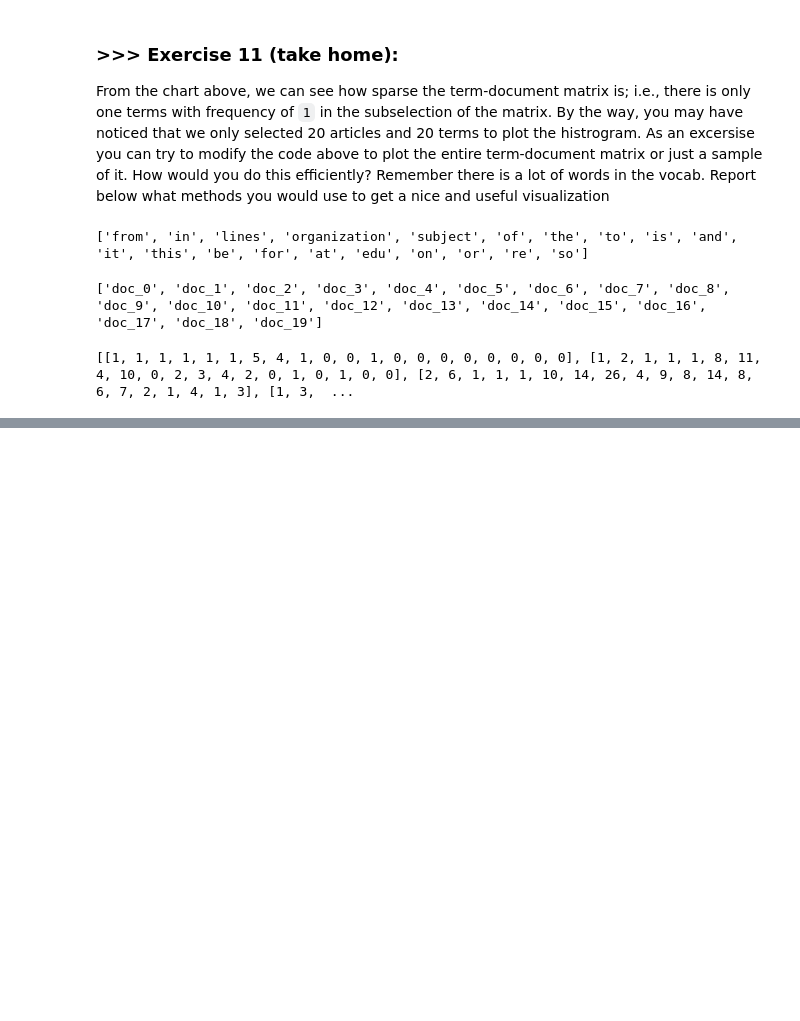
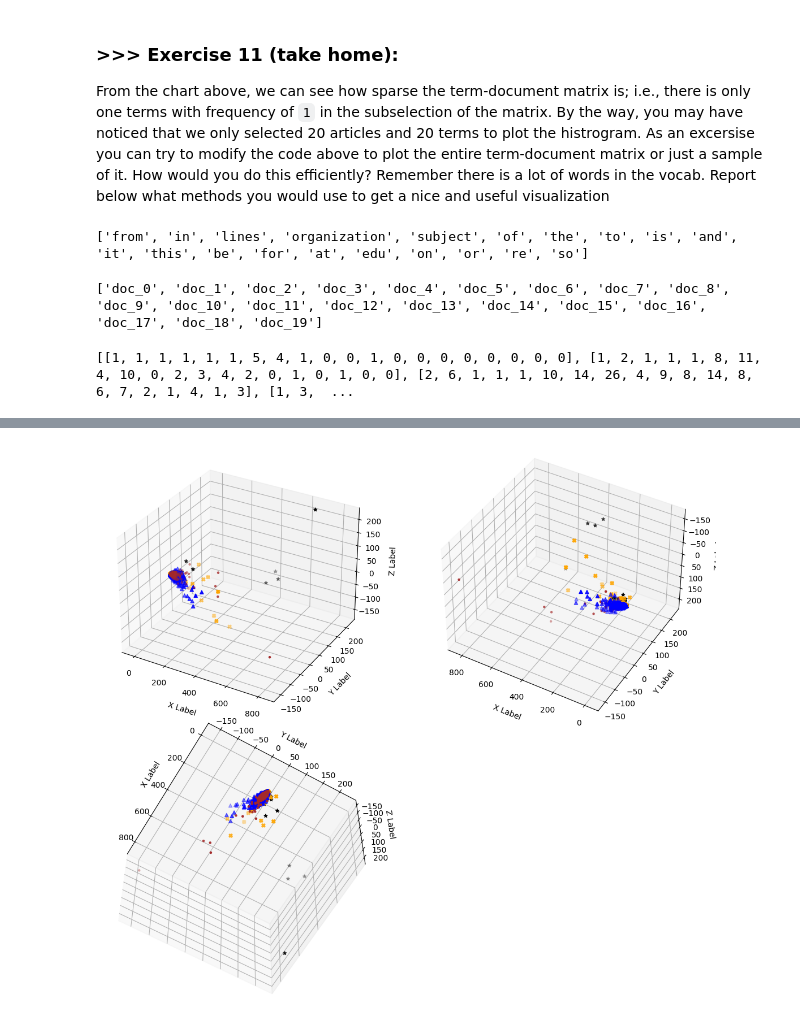
Before and after one commit to jessie1130/DM2023-Lab1-Master, a Jupyter notebook: Homework/DM2023-Lab1-Homework.ipynb, the cells around one changed output, grey strips where cells are left out. Saved outputs shown, nothing was run; the diff lists cells and outputs as text; code cells hidden in the pictures; blank space fills up the shorter version.

```diff
--- a/Homework/DM2023-Lab1-Homework.ipynb
+++ b/Homework/DM2023-Lab1-Homework.ipynb
@@ -253,0 +228,45 @@ ax = sns.heatmap(df_todraw,
+# %%
+from sklearn.decomposition import PCA
+
+X_reduced = PCA(n_components = 3).fit_transform(X_counts.toarray())
+
+col = ['brown', 'blue', 'black', 'orange']
+mark = ['.', "^", "*", "X"]
+
+# plot
+fig = plt.figure(figsize=(12, 10))
+ax = plt.subplot(2,2,1,projection='3d')
+bx = plt.subplot(2,2,2,projection='3d')
+cx = plt.subplot(2,2,3,projection='3d')
+
+for c, category, m in zip(col, categories, mark):
+    xs = X_reduced[X['category_name'] == category].T[0]
+    ys = X_reduced[X['category_name'] == category].T[1]
+    zs = X_reduced[X['category_name'] == category].T[2]
+
+    ax.scatter(xs, ys, zs, c = c, marker=m)
+    bx.scatter(xs, ys, zs, c = c, marker=m)
+    cx.scatter(xs, ys, zs, c = c, marker=m)
+
+ax.grid(color='gray', linestyle=':', linewidth=2, alpha=0.2)
+ax.set_xlabel('\nX Label')
+ax.set_ylabel('\nY Label')
+ax.set_zlabel('\nZ Label')
+
+bx.grid(color='gray', linestyle=':', linewidth=2, alpha=0.2)
+bx.set_xlabel('\nX Label')
+bx.set_ylabel('\nY Label')
+bx.set_zlabel('\nZ Label')
+bx.view_init(-140, 60)
+
+cx.grid(color='gray', linestyle=':', linewidth=2, alpha=0.2)
+cx.set_xlabel('\nX Label')
+cx.set_ylabel('\nY Label')
+cx.set_zlabel('\nZ Label')
+cx.view_init(120, 30)
+
+plt.tight_layout()
+#plt.subplots_adjust(hspace=1, wspace=0.5, left=1, right=1, bottom=1, top=1)
+plt.show()
+# %% [output]
+[figure, added]
```
Also changed, not shown: parts of 22 cells of this notebook, 1 other file.
